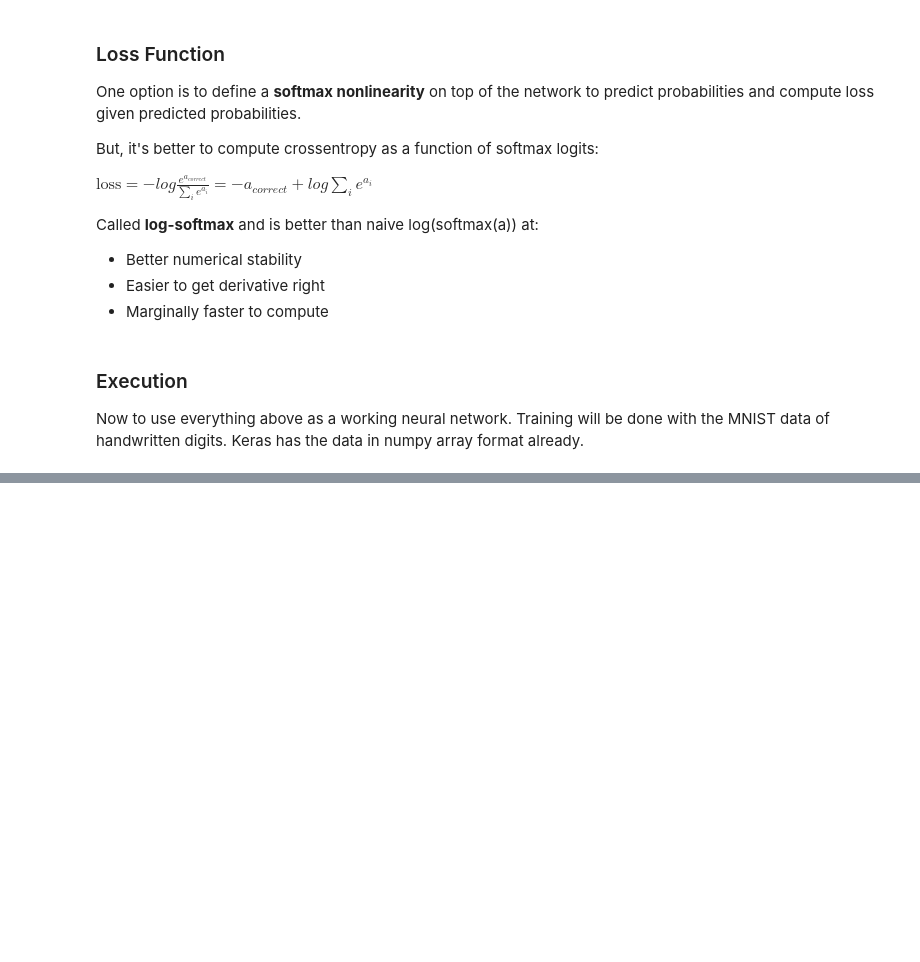
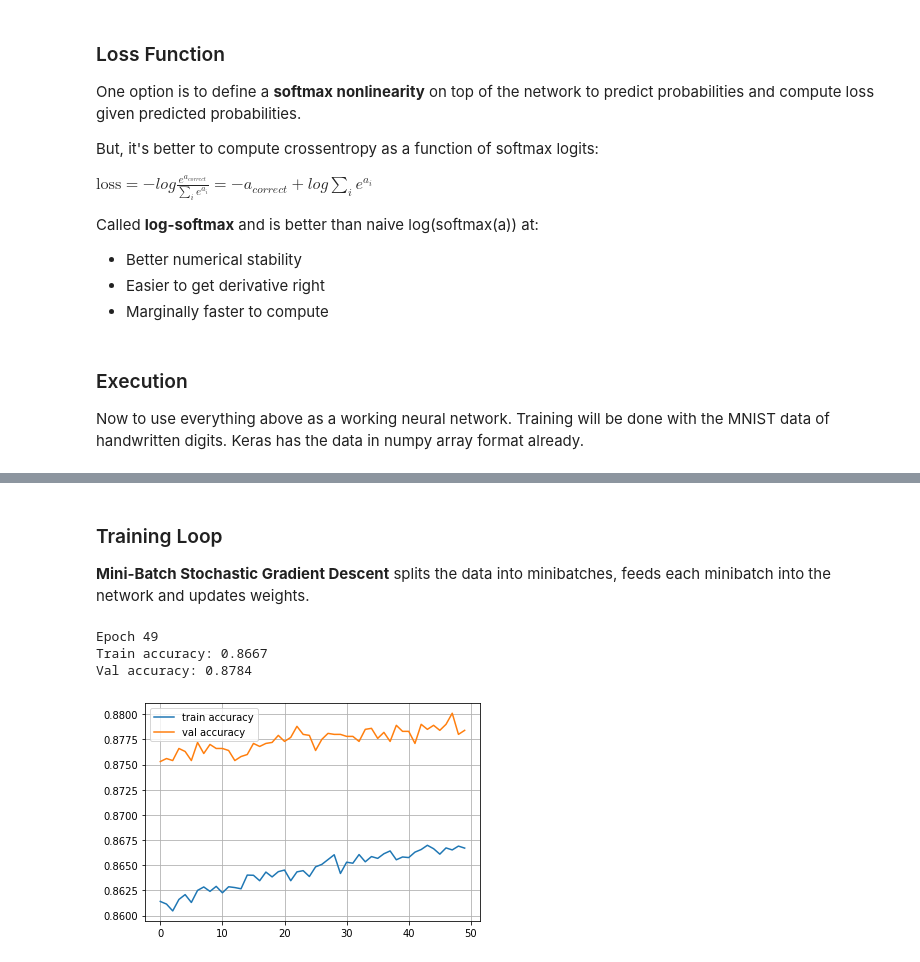
Before and after one commit to eaesh/machine-learning, a Jupyter notebook: multi-layer-perceptron.ipynb, the cells around one changed output, grey strips where cells are left out. Cells and saved outputs as stored; diff of their text form; code cells hidden in the pictures; blank space fills up the shorter version.

```diff
--- a/multi-layer-perceptron.ipynb
+++ b/multi-layer-perceptron.ipynb
@@ -217,7 +218,7 @@ def forward(network, X):
 
     # Looping through each layer
     for l in network:
-        activation.append(l.forward(input))
+        activations.append(l.forward(input))
         # Updating input to last layer output
         input = activations[-1]
 
@@ -253,10 +254,47 @@ def train(network, X, y):
         loss_grad = layer.backward(layer_inputs[layer_index], loss_grad) # grad w.r.t input
 
         return np.mean(loss)
-# %%
-from tqdm import trange
-def iterate_minibatches(inputs, targets, batchsize, shuffle=False):
-    assert len(inputs) == len(targets)
-    if shuffle:
-        indices = np.random.permutation(len(inputs))
-        for start_idx in
+# %% [markdown]
+### Training Loop
+
+**Mini-Batch Stochastic Gradient Descent** splits the data into minibatches, feeds each minibatch into the network and updates weights.
+# %%
+from tqdm import trange
+def iterate_minibatches(inputs, targets, batchsize, shuffle=False):
+    assert len(inputs) == len(targets)
+    if shuffle:
+        indices = np.random.permutation(len(inputs))
+    for start_idx in trange(0, len(inputs) - batchsize + 1, batchsize):
+        if shuffle:
+            excerpt = indices[start_idx:start_idx + batchsize]
+        else:
+            excerpt = slice(start_idx, start_idx + batchsize)
+        yield inputs[excerpt], targets[excerpt]
+
+from IPython.display import clear_output
+train_log = []
+val_log = []
+
+for epoch in range(50):
+
+    for x_batch, y_batch in iterate_minibatches(X_train, y_train, batchsize=32, shuffle=True):
+        train(network, x_batch, y_batch)
+
+    train_log.append(np.mean(predict(network, X_train) == y_train))
+    val_log.append(np.mean(predict(network, X_val) == y_val))
+
+    clear_output()
+    print("Epoch", epoch)
+    print("Train accuracy:", train_log[-1])
+    print("Val accuracy:", val_log[-1])
+
+    plt.plot(train_log, label='train accuracy')
+    plt.plot(val_log, label='val accuracy')
+    plt.legend(loc='best')
+    plt.grid()
+    plt.show()
+# %% [output]
+Epoch 49
+Train accuracy: 0.8667
+Val accuracy: 0.8784
+[figure, added]
```
Also changed, not shown: parts of 1 cell of this notebook, 1 other file.
